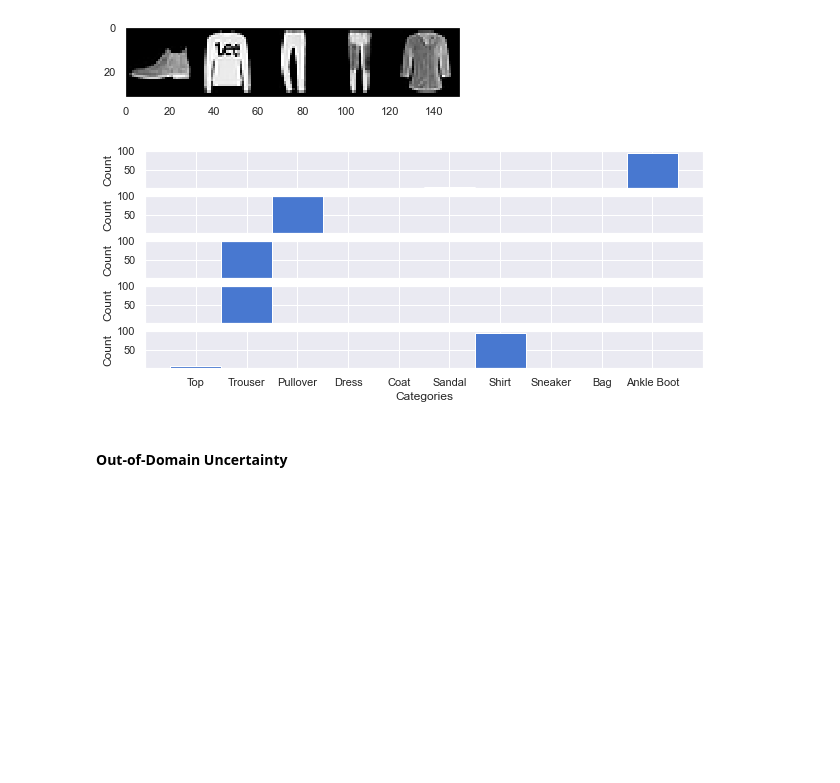
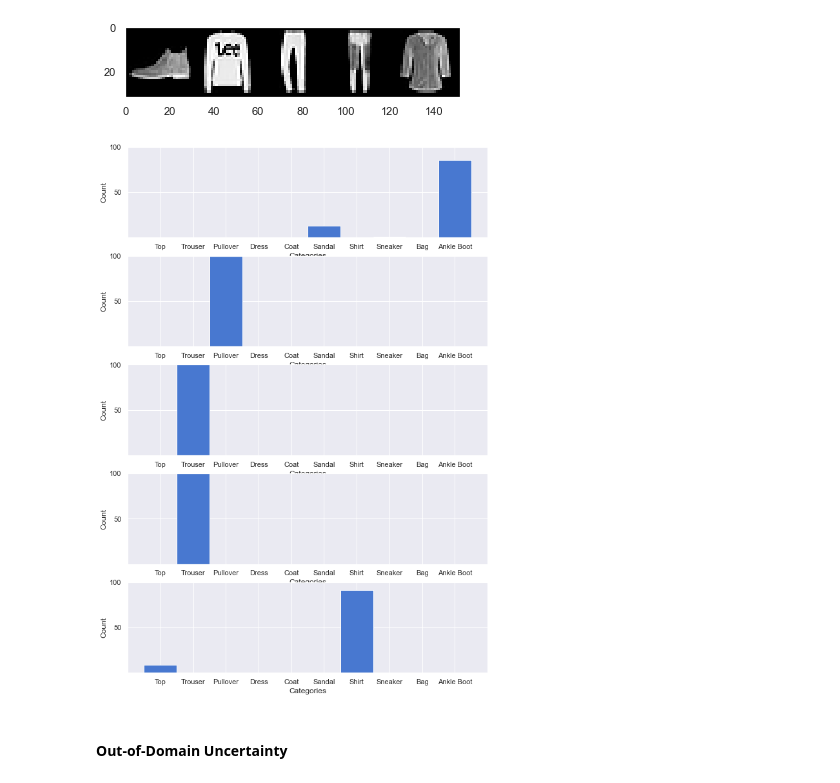
Before and after one commit to qdb99581/BayesianMnist, a Jupyter notebook: Weight Uncertainty in Neural Networks.ipynb, the cells around one changed output. Drawn from its saved outputs; the diff is of its cells as text; code cells hidden in the pictures; blank space fills up the shorter version.

```diff
--- a/Weight Uncertainty in Neural Networks.ipynb
+++ b/Weight Uncertainty in Neural Networks.ipynb
@@ -333,20 +333,20 @@ tensor([9, 2, 1, 1, 6])
 # %%
 net.eval()
 fmnist_outputs = net(fmnist_sample[0], True).max(1, keepdim=True)[1].detach().cpu().numpy()
 for _ in range(99):
     fmnist_outputs = np.append(fmnist_outputs, net(fmnist_sample[0], True).max(1, keepdim=True)[1].detach().cpu().numpy(), axis=1)
 sns.set_style("darkgrid")
-plt.subplots(5,1,figsize=(10,4))
+plt.subplots(5,1,figsize=(10,15))
 for i in range(5):
     plt.subplot(5,1,i+1)
     plt.ylim(0,100)
     plt.xlabel("Categories")
     plt.xticks(range(10), ["Top", "Trouser", "Pullover", "Dress", "Coat", "Sandal", "Shirt", "Sneaker", "Bag", "Ankle Boot"])
     plt.ylabel("Count")
     plt.yticks(range(50,101,50))
     plt.hist(fmnist_outputs[i], np.arange(-0.5, 10, 1))
 # %% [output]
-[figure, old version]
+[figure, new version]
 # %% [markdown]
 #### Out-of-Domain Uncertainty
 # %%
```
Also changed, not shown: parts of 3 cells of this notebook.
